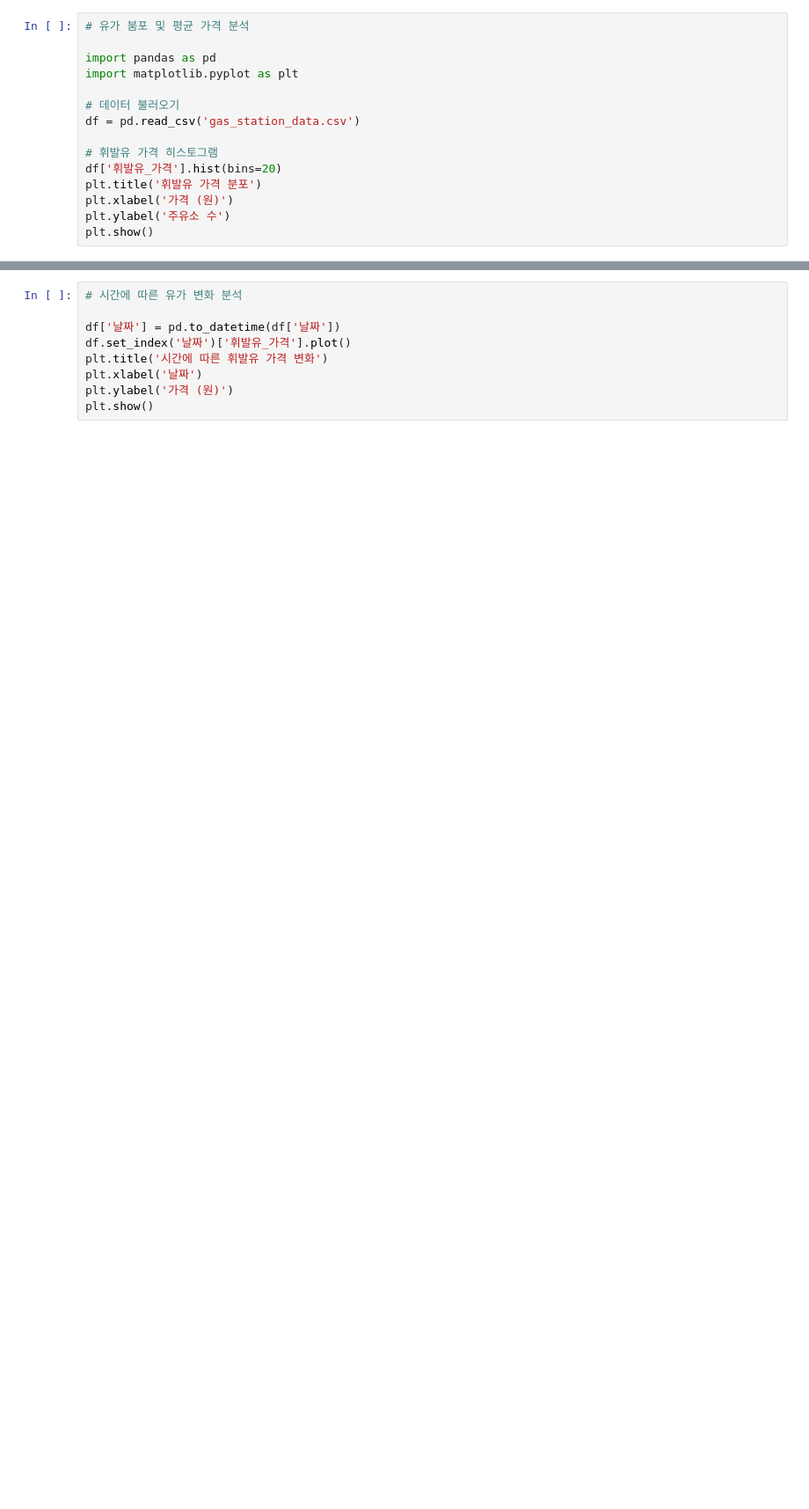
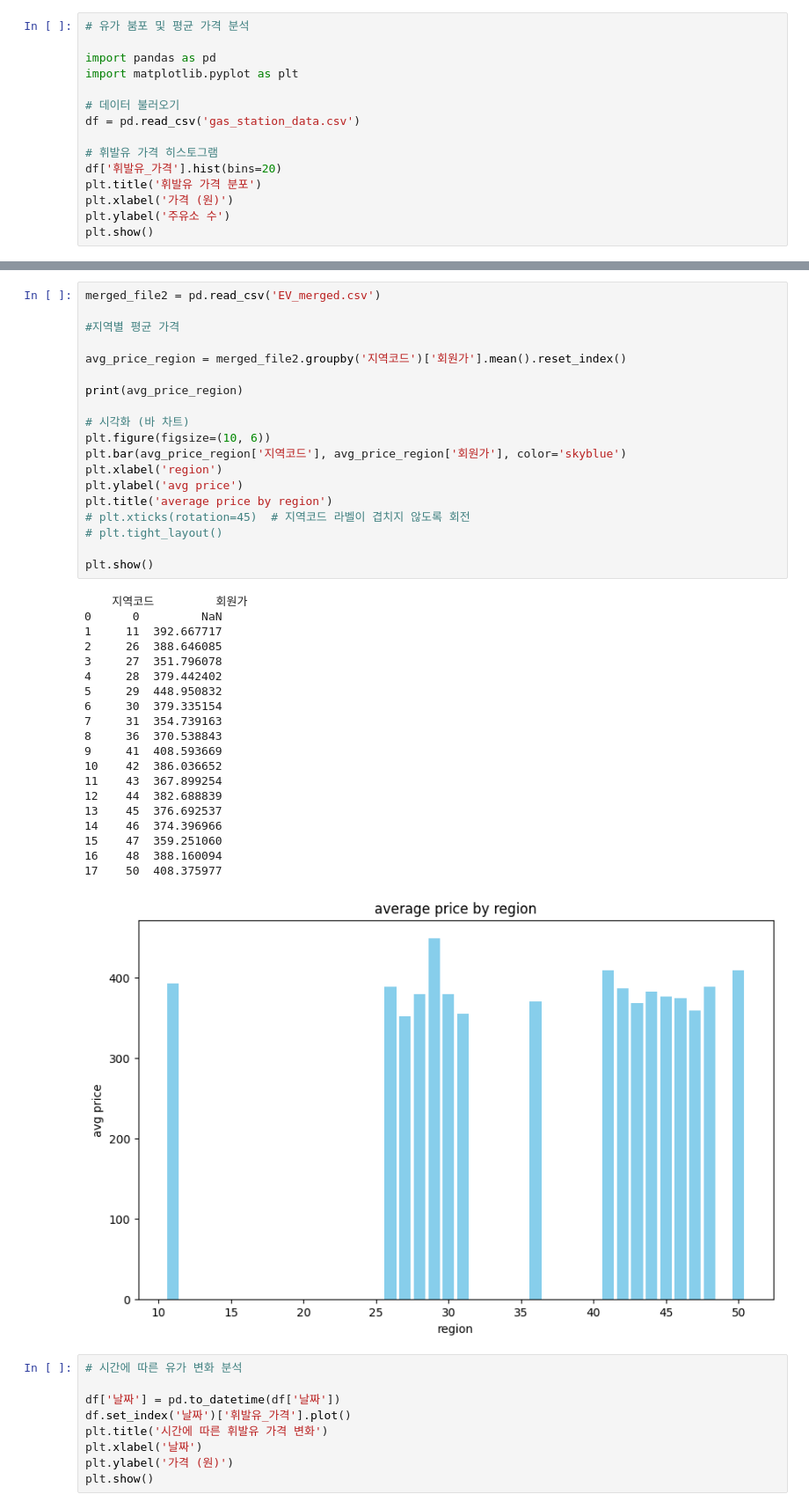
Before and after one commit to SKNETWORKS-FAMILY-AICAMP/SKN06-1st-5Team, a Jupyter notebook: EV_charger.ipynb, the cells around one changed output, grey strips where cells are left out. Shown: that part at 88% size. Drawn from its saved outputs; the diff is of its cells as text; blank space fills up the shorter version.

```diff
--- a/EV_charger.ipynb
+++ b/EV_charger.ipynb
@@ -281,3 +157,43 @@ plt.show()
+# %%
+merged_file2 = pd.read_csv('EV_merged.csv')
+
+#지역별 평균 가격
+
+avg_price_region = merged_file2.groupby('지역코드')['회원가'].mean().reset_index()
+
+print(avg_price_region)
+
+# 시각화 (바 차트)
+plt.figure(figsize=(10, 6))
+plt.bar(avg_price_region['지역코드'], avg_price_region['회원가'], color='skyblue')
+plt.xlabel('region')
+plt.ylabel('avg price')
+plt.title('average price by region')
+# plt.xticks(rotation=45)  # 지역코드 라벨이 겹치지 않도록 회전
+# plt.tight_layout()
+
+plt.show()
+# %% [output]
+    지역코드         회원가
+0      0         NaN
+1     11  392.667717
+2     26  388.646085
+3     27  351.796078
+4     28  379.442402
+5     29  448.950832
+6     30  379.335154
+7     31  354.739163
+8     36  370.538843
+9     41  408.593669
+10    42  386.036652
+11    43  367.899254
+12    44  382.688839
+13    45  376.692537
+14    46  374.396966
+15    47  359.251060
+16    48  388.160094
+17    50  408.375977
+[figure, added]
 # %%
 # 시간에 따른 유가 변화 분석
 
```
Also changed, not shown: parts of 6 cells of this notebook.
